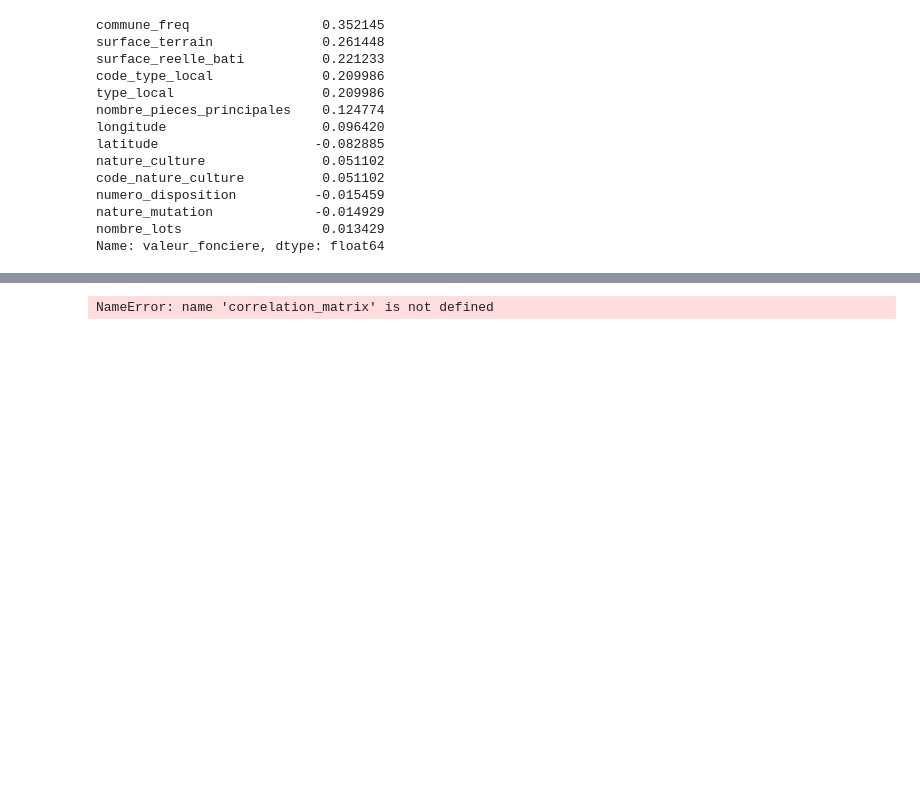
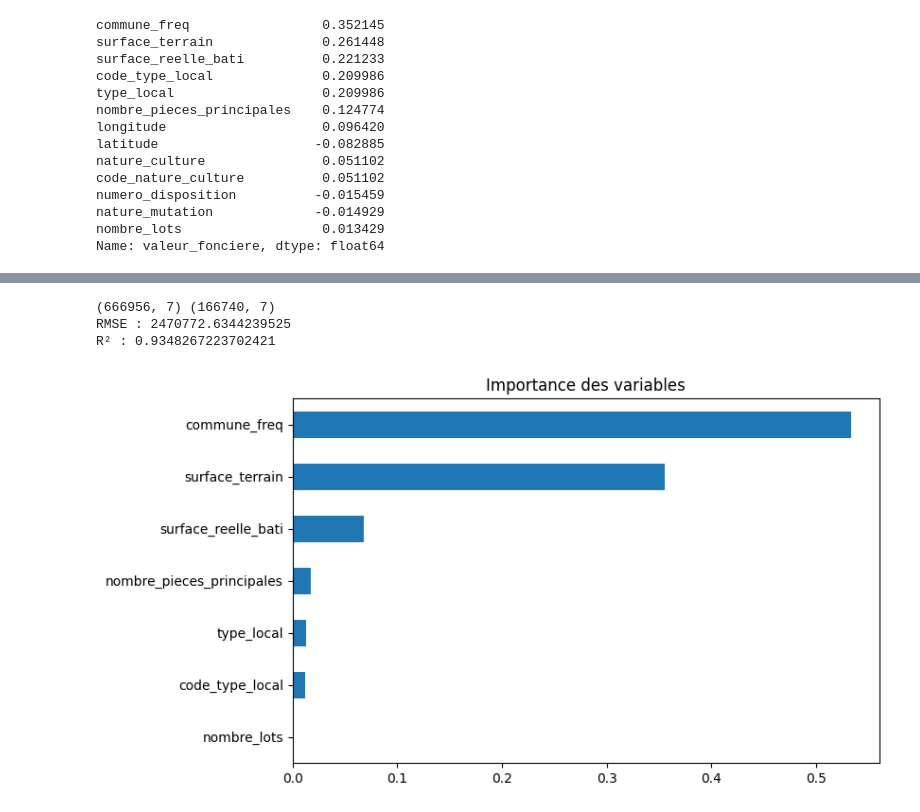
Before and after one commit to standemdem/compagnon-immobilier, a Jupyter notebook: notebooks/04_prediction_full_2020.ipynb, the cells around one changed output, grey strips where cells are left out. Drawn from its saved outputs; the diff is of its cells as text; code cells hidden in the pictures; blank space fills up the shorter version.

Commit message:
Premier test RandomForestRegressor

```diff
--- a/notebooks/04_prediction_full_2020.ipynb
+++ b/notebooks/04_prediction_full_2020.ipynb
@@ -206,19 +219,46 @@ Name: valeur_fonciere, dtype: float64
 # %%
-colonnes_choisies = ['valeur_fonciere', 'surface_terrain', 'surface_reelle_bati', 'type_local', 'code_type_local', 'nombre_pieces_principales', 'coordonnees', 'commune_freq', 'nombre_lots']
+colonnes_choisies = [
+    'valeur_fonciere', 'surface_terrain', 'surface_reelle_bati',
+    'type_local', 'code_type_local', 'nombre_pieces_principales',
+    'commune_freq', 'nombre_lots'
+]
 dfFirstTenta = optimized_df1[colonnes_choisies].copy()
-dfFirstTenta
-
-# Corrélation de Pearson avec 'valeur_fonciere'
-valeur_corr = correlation_matrix['valeur_fonciere'].drop('valeur_fonciere')
-
-# Trier par ordre décroissant de valeur absolue
-valeur_corr_sorted = valeur_corr.reindex(valeur_corr.abs().sort_values(ascending=False).index)
 
 
-# Visualiser avec une heatmap
-plt.figure(figsize=(12, 10))
-sns.heatmap(correlation_matrix, annot=True, fmt=".2f", cmap='coolwarm', cbar=True)
-plt.title("Matrice de Corrélation de Pearson")
+# Définir X (features) et y (target)
+X = dfFirstTenta.drop(columns='valeur_fonciere')
+y = dfFirstTenta['valeur_fonciere']
+
+# Découper en train / test
+X_train, X_test, y_train, y_test = train_test_split(
+    X, y, test_size=0.2, random_state=42
+)
+
+print(X_train.shape, X_test.shape)
+
+model = RandomForestRegressor(
+    n_estimators=100,
+    random_state=42,
+    n_jobs=-1
+)
+
+
+model.fit(X_train, y_train)
+
+y_pred = model.predict(X_test)
+rmse = root_mean_squared_error(y_test, y_pred)  # RMSE ici
+r2 = r2_score(y_test, y_pred)
+
+print("RMSE :", rmse)
+print("R² :", r2)
+
+
+importances = pd.Series(model.feature_importances_, index=X.columns)
+importances.sort_values(ascending=True).plot.barh(figsize=(8,5))
+plt.title("Importance des variables")
 plt.show()
 # %% [output]
-NameError: name 'correlation_matrix' is not defined
+(666956, 7) (166740, 7)
+RMSE : 2470772.6344239525
+R² : 0.9348267223702421
+[figure, added]
```
Also changed, not shown: parts of 3 cells of this notebook.
